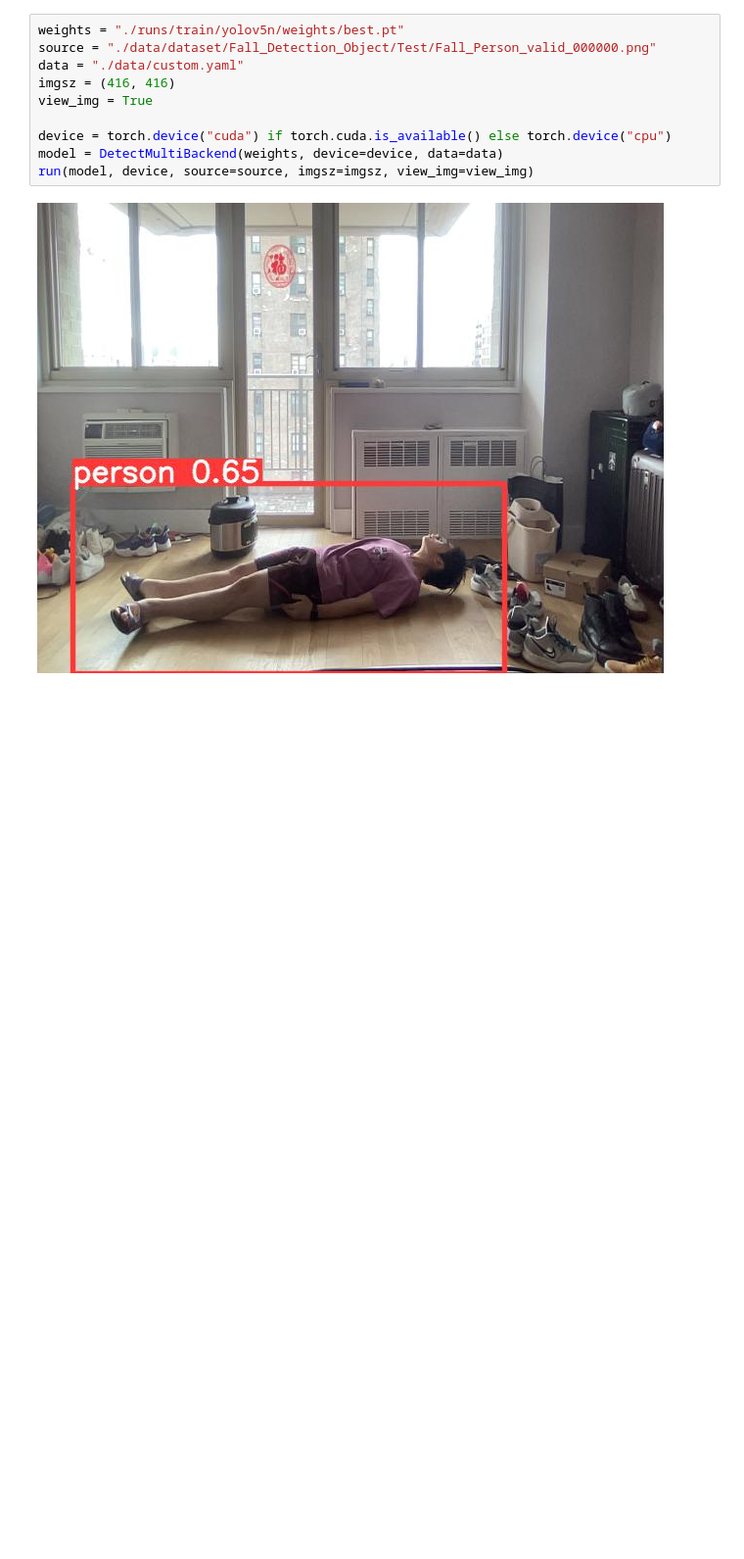
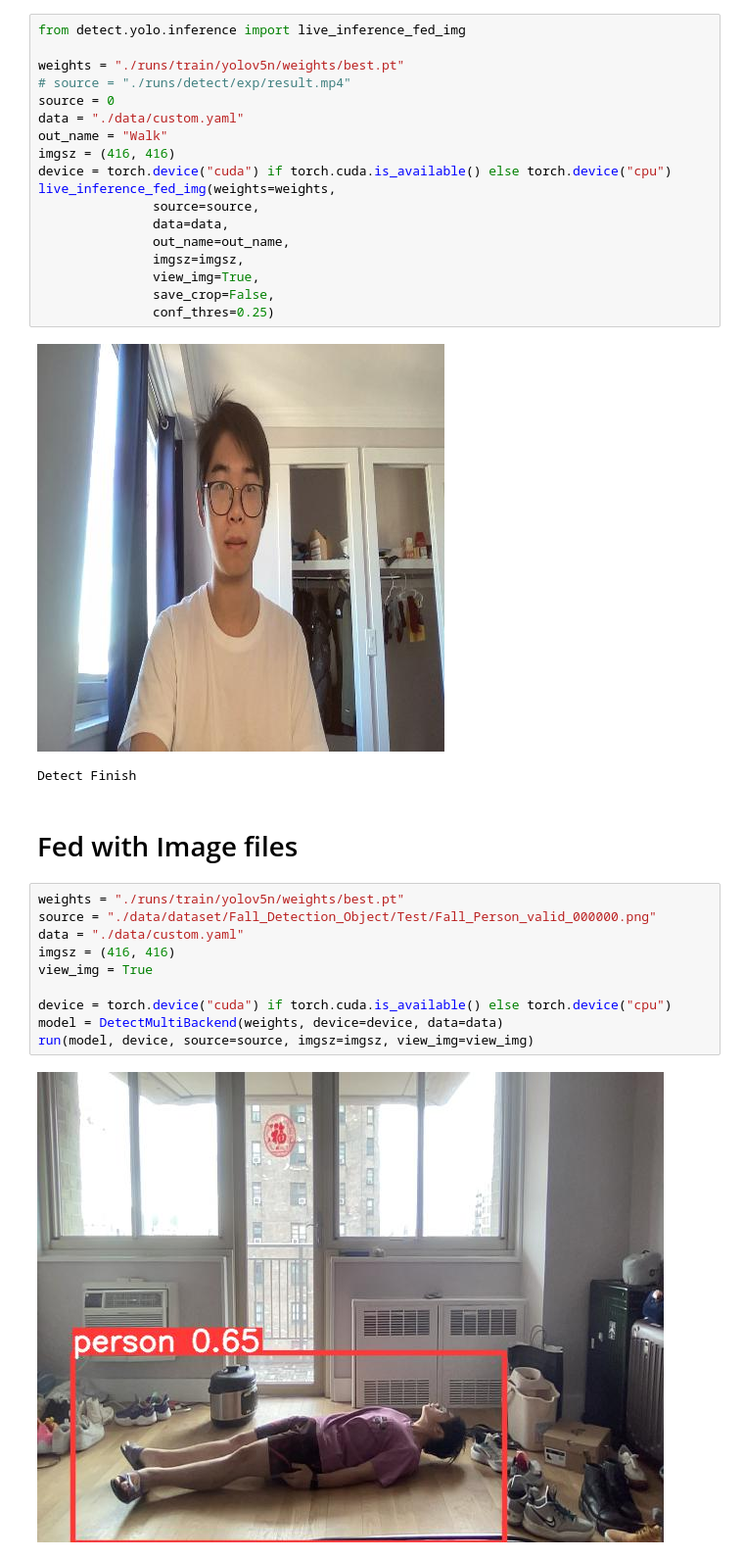
Before and after one commit to Morris135212/Fall_Detection, a Jupyter notebook: Inference.ipynb, the cells around one changed output. Shown: that part at 98% size. Cells and saved outputs as stored; diff of their text form; blank space fills up the shorter version.

```diff
--- a/Inference.ipynb
+++ b/Inference.ipynb
@@ -5,3 +24,26 @@ import torch
+# %%
+from detect.yolo.inference import live_inference_fed_img
+
+weights = "./runs/train/yolov5n/weights/best.pt"
+# source = "./runs/detect/exp/result.mp4"
+source = 0
+data = "./data/custom.yaml"
+out_name = "Walk"
+imgsz = (416, 416)
+device = torch.device("cuda") if torch.cuda.is_available() else torch.device("cpu")
+live_inference_fed_img(weights=weights,
+               source=source,
+               data=data,
+               out_name=out_name,
+               imgsz=imgsz,
+               view_img=True,
+               save_crop=False,
+               conf_thres=0.25)
+# %% [output]
+[figure, added]
+Detect Finish
+# %% [markdown]
+# Fed with Image files
 # %%
 weights = "./runs/train/yolov5n/weights/best.pt"
 source = "./data/dataset/Fall_Detection_Object/Test/Fall_Person_valid_000000.png"
```
Also changed, not shown: parts of 4 cells of this notebook, 1 other file.
